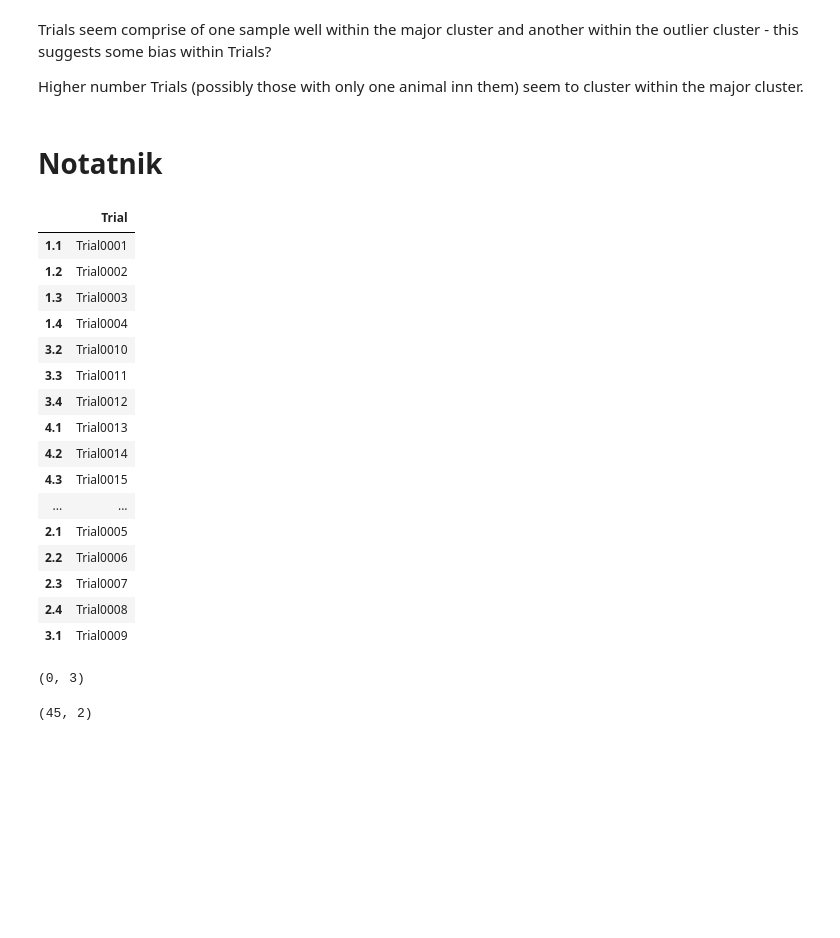
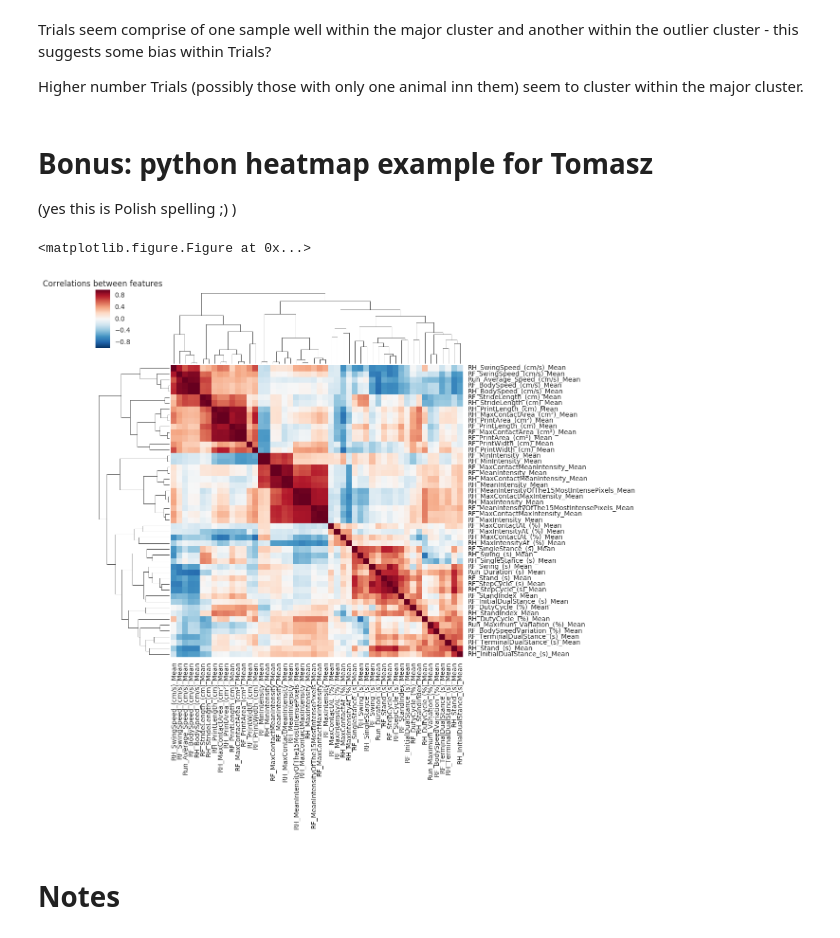
Before and after one commit to aperz/vacou, a Jupyter notebook: vacou.ipynb, the cells around one changed output. Cells and saved outputs as stored; diff of their text form; code cells hidden in the pictures; blank space fills up the shorter version.

```diff
--- a/vacou.ipynb
+++ b/vacou.ipynb
@@ -132,5 +204,29 @@ p2 = sns.lmplot(x='PC1', y='PC2', hue='Trial', data=plot_comps.sort_values('Tria
 Trials seem comprise of one sample well within the major cluster and another within the outlier cluster - this suggests some bias within Trials?
 
 Higher number Trials (possibly those with only one animal inn them) seem to cluster within the major cluster.
+# %% [markdown]
+# Bonus: python heatmap example for Tomasz
+(yes this is Polish spelling ;) )
+# %%
+# import modules:
+# > import seaborn as sns
+# > import matplotlib.pyplot as plt
+
+# normalize data, calculate correlations between features, and subset to first 50 features for clarity
+corrs = normalize_pd(d, 0).corr().ix[:50, :50]
+
+# draw plot; also check out sns.heatmap()
+plt.figure()
+p3 = sns.clustermap(corrs)
+
+# rotate the labels of the y axis so they ar readable... Add title
+plt.setp(p3.ax_heatmap.yaxis.get_majorticklabels(), rotation=0)
+plt.title("Correlations between features")
+
+# show plot
+plt.show()
+# %% [output]
+<matplotlib.figure.Figure at 0x...>
+[figure, added]
 # %% [markdown]
-# Notatnik
+# Notes
@@ -140,28 +232,0 @@ plot_comps = pd.merge(comps, mapping, how='inner', left_index=True, right_index=
-# %%
-mapping
-# %% [output]
-|  | Trial |
-| 1.1 | Trial0001 |
-| 1.2 | Trial0002 |
-| 1.3 | Trial0003 |
-| 1.4 | Trial0004 |
-| 3.2 | Trial0010 |
-| 3.3 | Trial0011 |
-| 3.4 | Trial0012 |
-| 4.1 | Trial0013 |
-| 4.2 | Trial0014 |
-| 4.3 | Trial0015 |
-| ... | ... |
-| 2.1 | Trial0005 |
-| 2.2 | Trial0006 |
-| 2.3 | Trial0007 |
-| 2.4 | Trial0008 |
-| 3.1 | Trial0009 |
-# %%
-plot_comps.shape
-# %% [output]
-(0, 3)
-# %%
-comps.shape
-# %% [output]
-(45, 2)
```
Also changed, not shown: parts of 18 cells of this notebook, 1 other file.
